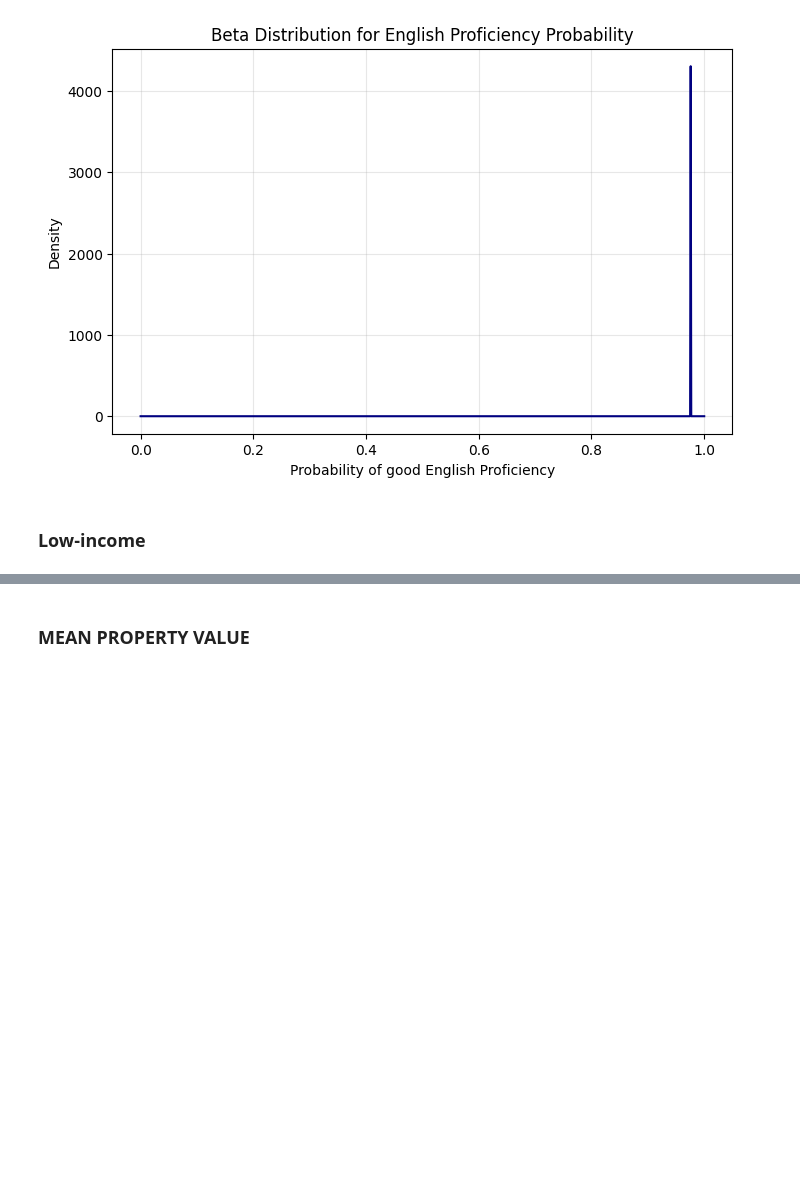
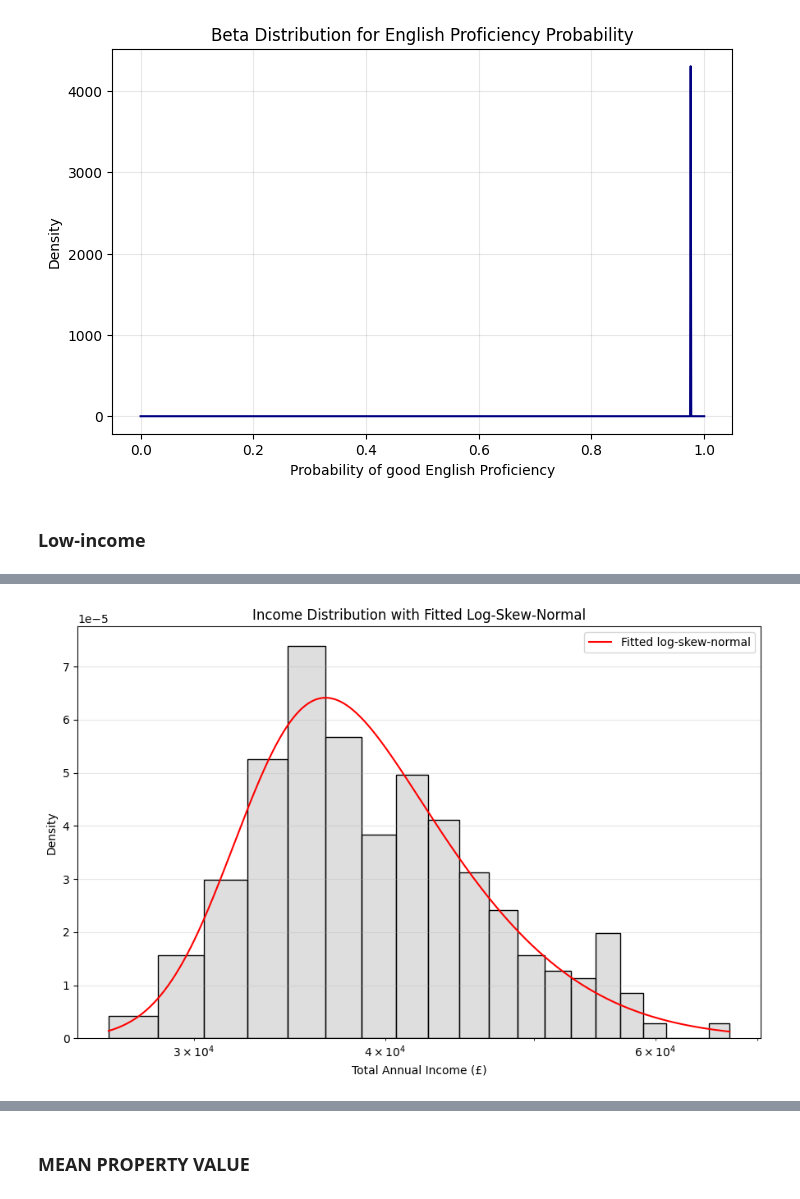
Before and after one commit to oUesio/Impact-based-flood-RL-agent, a Jupyter notebook: distributions.ipynb, the cells around one changed output, grey strips where cells are left out. Saved outputs shown, nothing was run; the diff lists cells and outputs as text; code cells hidden in the pictures; blank space fills up the shorter version.

```diff
--- a/distributions.ipynb
+++ b/distributions.ipynb
@@ -212,0 +220,33 @@ Low income threshold = 60% of median
+# %%
+from scipy.stats import skewnorm
+
+log_income = np.log(income['Total annual income (£)'])
+
+# Fit a skew-normal distribution to the log of the data
+shape, loc, scale = skewnorm.fit(log_income)
+
+# Generate fitted values (PDF) for plotting
+x = np.linspace(log_income.min(), log_income.max(), 500)
+pdf_fitted = skewnorm.pdf(x, shape, loc, scale)
+
+# Convert back to original scale for x-axis
+x_original = np.exp(x)
+pdf_original = pdf_fitted / x_original  # adjust for log transform
+
+# Plot the histogram of actual income data
+plt.figure(figsize=(9,6))
+sns.histplot(income['Total annual income (£)'], bins=20, kde=False, stat='density', edgecolor='black', color='lightgray')
+
+# Plot the fitted log-skew-normal distribution
+plt.plot(x_original, pdf_original, 'r-', label='Fitted log-skew-normal')
+
+plt.xscale('log')  # optional: log scale makes skew clearer
+plt.title('Income Distribution with Fitted Log-Skew-Normal')
+plt.xlabel('Total Annual Income (£)')
+plt.ylabel('Density')
+plt.legend()
+plt.grid(axis='y', alpha=0.3)
+plt.tight_layout()
+plt.show()
+# %% [output]
+[figure, added]
```
Also changed, not shown: parts of 26 cells of this notebook, 1 other file.
